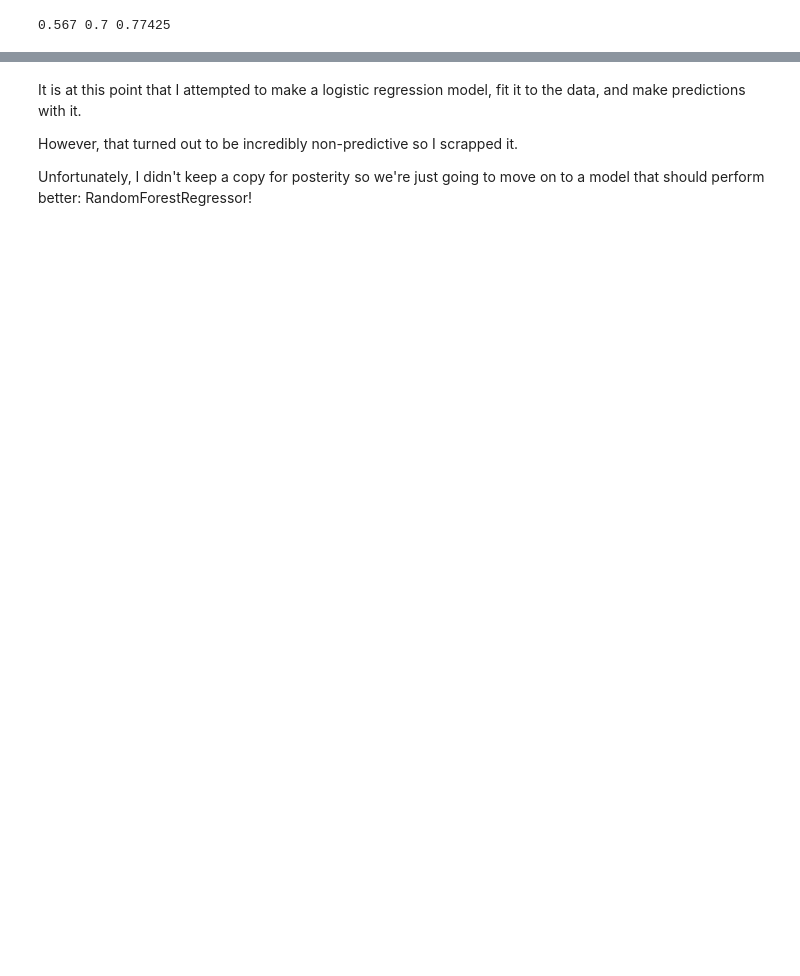
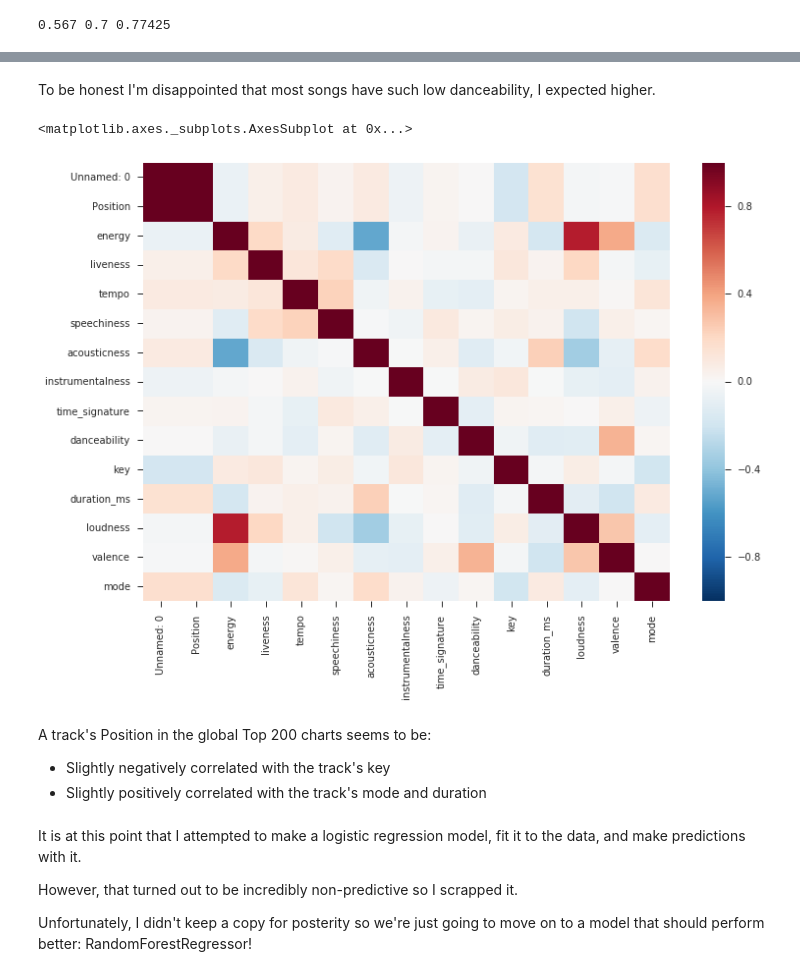
Before and after one commit to jav094/Data-Equals-Music, a Jupyter notebook: data_equals_music_analysis.ipynb, the cells around one changed output, grey strips where cells are left out. Drawn from its saved outputs; the diff is of its cells as text; code cells hidden in the pictures; blank space fills up the shorter version.

```diff
--- a/data_equals_music_analysis.ipynb
+++ b/data_equals_music_analysis.ipynb
@@ -142,5 +146,15 @@ sns.lmplot(x="tempo", y='Position', data=df)
+# %% [markdown]
+To be honest I'm disappointed that most songs have such low danceability, I expected higher.
 # %%
 # Find out most predictive feature with correlation matrix
+sns.heatmap(df.corr())
+# %% [output]
+<matplotlib.axes._subplots.AxesSubplot at 0x...>
+[figure, added]
+# %% [markdown]
+A track's Position in the global Top 200 charts seems to be:
+* Slightly negatively correlated with the track's key
+* Slightly positively correlated with the track's mode and duration
 # %%
 # train/test split
 X_train, X_test, y_train, y_test = train_test_split(X, y, random_state=1)
```
Also changed, not shown: parts of 12 cells of this notebook.
